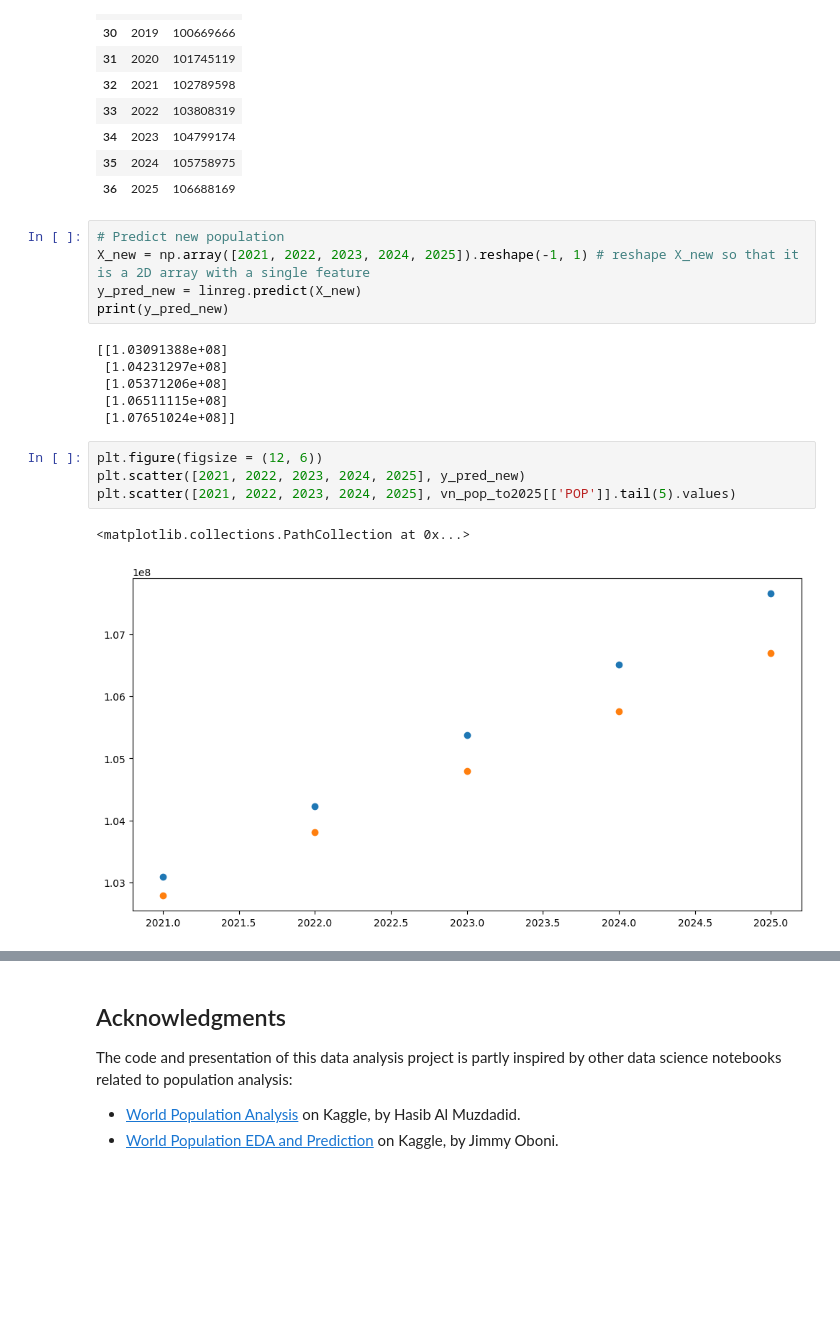
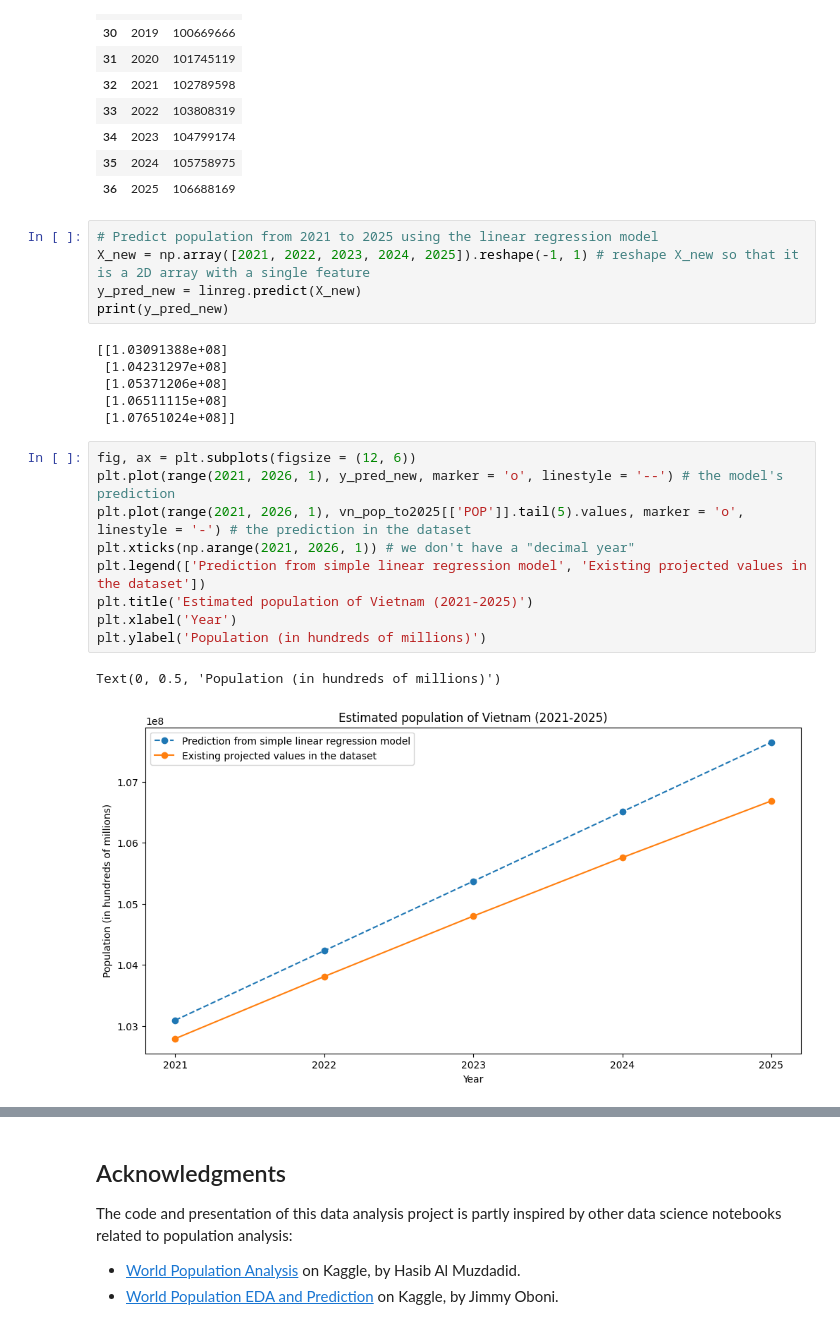
Before and after one commit to thaianle/international-database, a Jupyter notebook: idbsingleyear-python.ipynb, the cells around one changed output, grey strips where cells are left out. Drawn from its saved outputs; the diff is of its cells as text; blank space fills up the shorter version.

Commit message:
Finish the model and add interpretations

```diff
--- a/idbsingleyear-python.ipynb
+++ b/idbsingleyear-python.ipynb
@@ -653,7 +664,7 @@ vn_pop_to2025.tail(10)
 | 35 | 2024 | 105758975 |
 | 36 | 2025 | 106688169 |
 # %%
-# Predict new population
+# Predict population from 2021 to 2025 using the linear regression model
 X_new = np.array([2021, 2022, 2023, 2024, 2025]).reshape(-1, 1) # reshape X_new so that it is a 2D array with a single feature
 y_pred_new = linreg.predict(X_new)
 print(y_pred_new)
@@ -664,9 +675,14 @@ print(y_pred_new)
  [1.06511115e+08]
  [1.07651024e+08]]
 # %%
-plt.figure(figsize = (12, 6))
-plt.scatter([2021, 2022, 2023, 2024, 2025], y_pred_new)
-plt.scatter([2021, 2022, 2023, 2024, 2025], vn_pop_to2025[['POP']].tail(5).values)
+fig, ax = plt.subplots(figsize = (12, 6))
+plt.plot(range(2021, 2026, 1), y_pred_new, marker = 'o', linestyle = '--') # the model's prediction
+plt.plot(range(2021, 2026, 1), vn_pop_to2025[['POP']].tail(5).values, marker = 'o', linestyle = '-') # the prediction in the dataset
+plt.xticks(np.arange(2021, 2026, 1)) # we don't have a "decimal year"
+plt.legend(['Prediction from simple linear regression model', 'Existing projected values in the dataset'])
+plt.title('Estimated population of Vietnam (2021-2025)')
+plt.xlabel('Year')
+plt.ylabel('Population (in hundreds of millions)')
 # %% [output]
-<matplotlib.collections.PathCollection at 0x...>
+Text(0, 0.5, 'Population (in hundreds of millions)')
-[figure, old version]
+[figure, new version]
```
Also changed, not shown: parts of 7 cells of this notebook.
